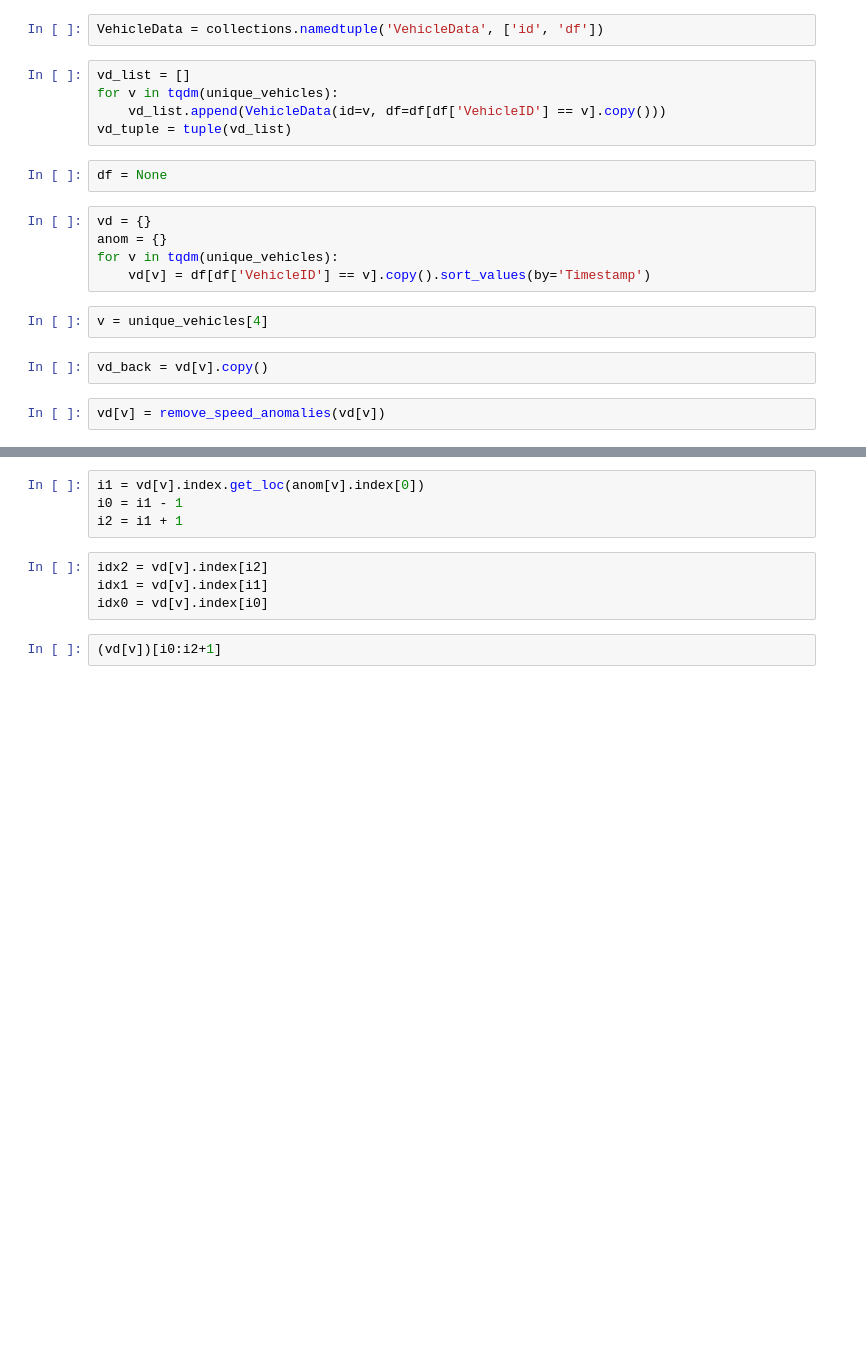
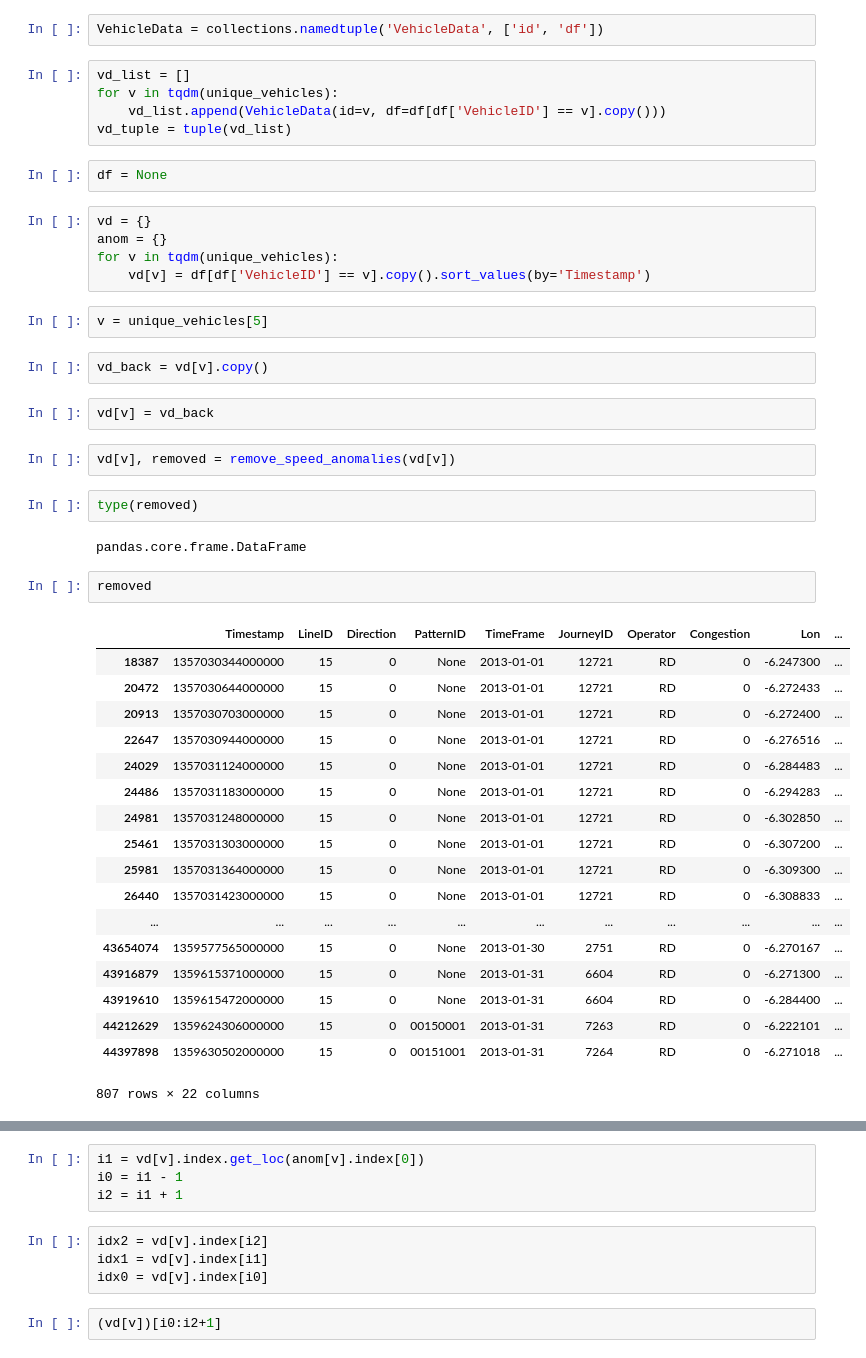
Before and after one commit to joaofig/dublin-bus, a Jupyter notebook: 01-missing-data.ipynb, the cells around one changed output, grey strips where cells are left out. Drawn from its saved outputs; the diff is of its cells as text; blank space fills up the shorter version.

```diff
--- a/01-missing-data.ipynb
+++ b/01-missing-data.ipynb
@@ -56,10 +63,37 @@ anom = {}
 for v in tqdm(unique_vehicles):
     vd[v] = df[df['VehicleID'] == v].copy().sort_values(by='Timestamp')
 # %%
-v = unique_vehicles[4]
+v = unique_vehicles[5]
 # %%
 vd_back = vd[v].copy()
+# %%
+vd[v] = vd_back
 # %%
-vd[v] = remove_speed_anomalies(vd[v])
+vd[v], removed = remove_speed_anomalies(vd[v])
+# %%
+type(removed)
+# %% [output]
+pandas.core.frame.DataFrame
+# %%
+removed
+# %% [output]
+|  | Timestamp | LineID | Direction | PatternID | TimeFrame | JourneyID | Operator | Congestion | Lon | ... |
+| 18387 | 1357030344000000 | 15 | 0 | None | 2013-01-01 | 12721 | RD | 0 | -6.247300 | ... |
+| 20472 | 1357030644000000 | 15 | 0 | None | 2013-01-01 | 12721 | RD | 0 | -6.272433 | ... |
+| 20913 | 1357030703000000 | 15 | 0 | None | 2013-01-01 | 12721 | RD | 0 | -6.272400 | ... |
+| 22647 | 1357030944000000 | 15 | 0 | None | 2013-01-01 | 12721 | RD | 0 | -6.276516 | ... |
+| 24029 | 1357031124000000 | 15 | 0 | None | 2013-01-01 | 12721 | RD | 0 | -6.284483 | ... |
+| 24486 | 1357031183000000 | 15 | 0 | None | 2013-01-01 | 12721 | RD | 0 | -6.294283 | ... |
+| 24981 | 1357031248000000 | 15 | 0 | None | 2013-01-01 | 12721 | RD | 0 | -6.302850 | ... |
+| 25461 | 1357031303000000 | 15 | 0 | None | 2013-01-01 | 12721 | RD | 0 | -6.307200 | ... |
+| 25981 | 1357031364000000 | 15 | 0 | None | 2013-01-01 | 12721 | RD | 0 | -6.309300 | ... |
+| 26440 | 1357031423000000 | 15 | 0 | None | 2013-01-01 | 12721 | RD | 0 | -6.308833 | ... |
+| ... | ... | ... | ... | ... | ... | ... | ... | ... | ... | ... |
+| 43654074 | 1359577565000000 | 15 | 0 | None | 2013-01-30 | 2751 | RD | 0 | -6.270167 | ... |
+| 43916879 | 1359615371000000 | 15 | 0 | None | 2013-01-31 | 6604 | RD | 0 | -6.271300 | ... |
+| 43919610 | 1359615472000000 | 15 | 0 | None | 2013-01-31 | 6604 | RD | 0 | -6.284400 | ... |
+| 44212629 | 1359624306000000 | 15 | 0 | 00150001 | 2013-01-31 | 7263 | RD | 0 | -6.222101 | ... |
+| 44397898 | 1359630502000000 | 15 | 0 | 00151001 | 2013-01-31 | 7264 | RD | 0 | -6.271018 | ... |
+807 rows × 22 columns
 # %%
 vd[v].shape
```
Also changed, not shown: parts of 5 cells of this notebook, 2 other files.
